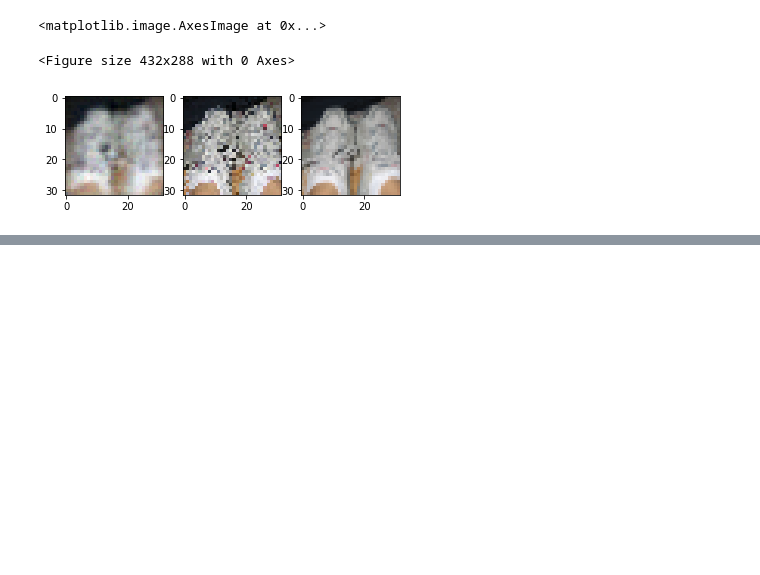
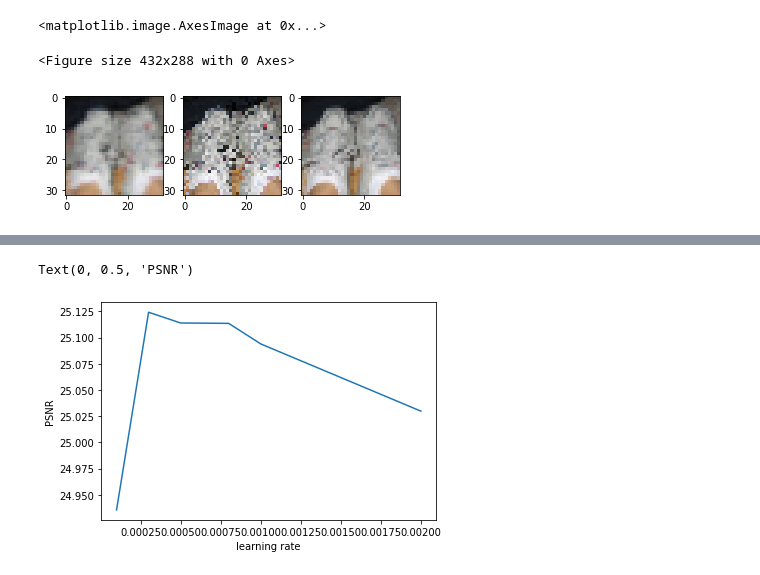
Before and after one commit to yetiiil/EE559, a Jupyter notebook: Miniproject_1/random_bip_bop.ipynb, the cells around one changed output, grey strips where cells are left out. Saved outputs shown, nothing was run; the diff lists cells and outputs as text; code cells hidden in the pictures; blank space fills up the shorter version.

```diff
--- a/Miniproject_1/random_bip_bop.ipynb
+++ b/Miniproject_1/random_bip_bop.ipynb
@@ -161,0 +224,8 @@ model.load_pretrained_model()
+# %%
+plt.plot(ylr,x_lr)
+#plt.xscale('log')
+plt.xlabel('learning rate')
+plt.ylabel('PSNR')
+# %% [output]
+Text(0, 0.5, 'PSNR')
+[figure, added]
```
Also changed, not shown: parts of 24 cells of this notebook.
